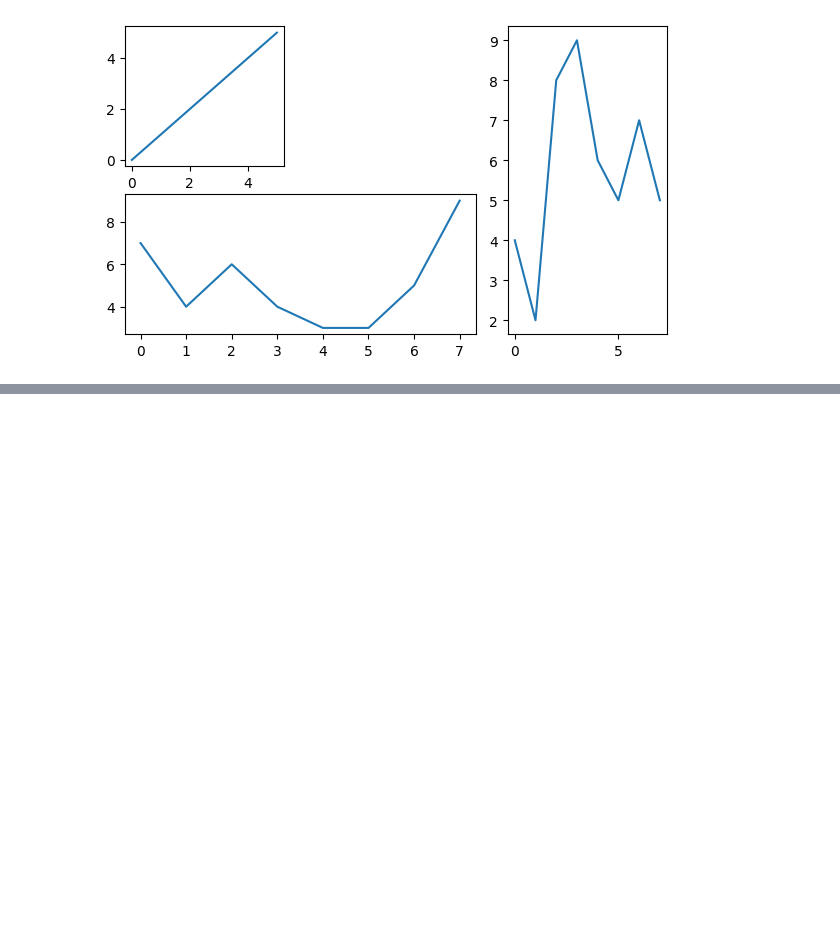
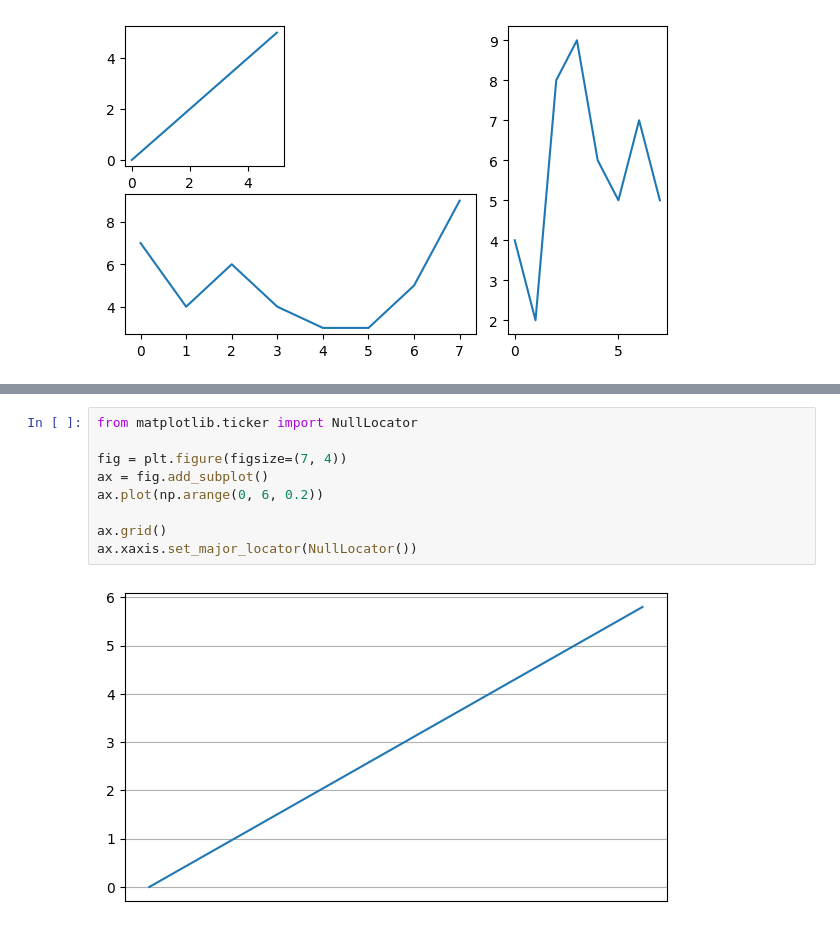
Before and after one commit to crissyro/base-of-DS, a Jupyter notebook: Basic of matplotlib.ipynb, the cells around one changed output, grey strips where cells are left out. Drawn from its saved outputs; the diff is of its cells as text; blank space fills up the shorter version.

Commit message:
matplotlib tasks

```diff
--- a/Basic of matplotlib.ipynb
+++ b/Basic of matplotlib.ipynb
@@ -82,0 +92,11 @@ ax3.plot(np.random.randint(low=0, high=10, size=(8)))
+# %%
+from matplotlib.ticker import NullLocator
+
+fig = plt.figure(figsize=(7, 4))
+ax = fig.add_subplot()
+ax.plot(np.arange(0, 6, 0.2))
+
+ax.grid()
+ax.xaxis.set_major_locator(NullLocator())
+# %% [output]
+[figure, added]
```
Also changed, not shown: parts of 9 cells of this notebook.
